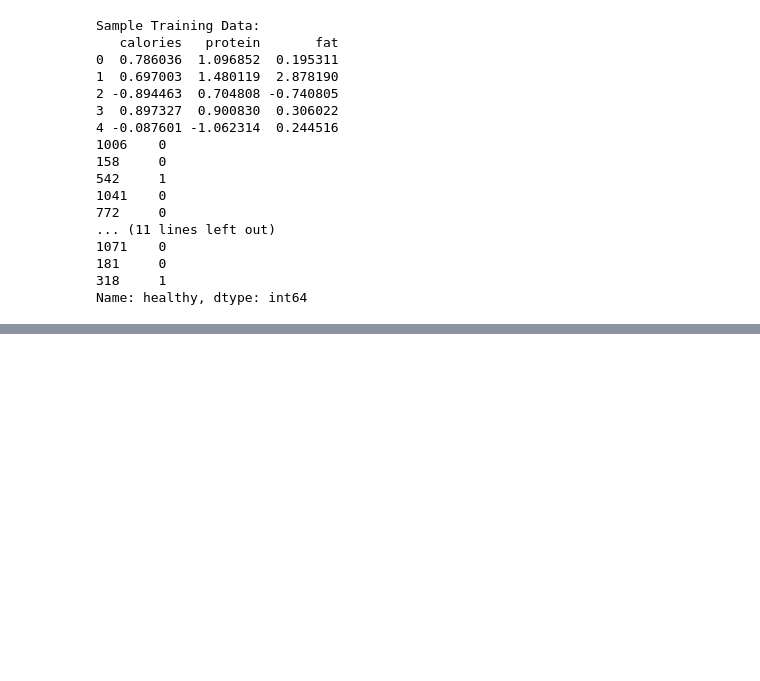
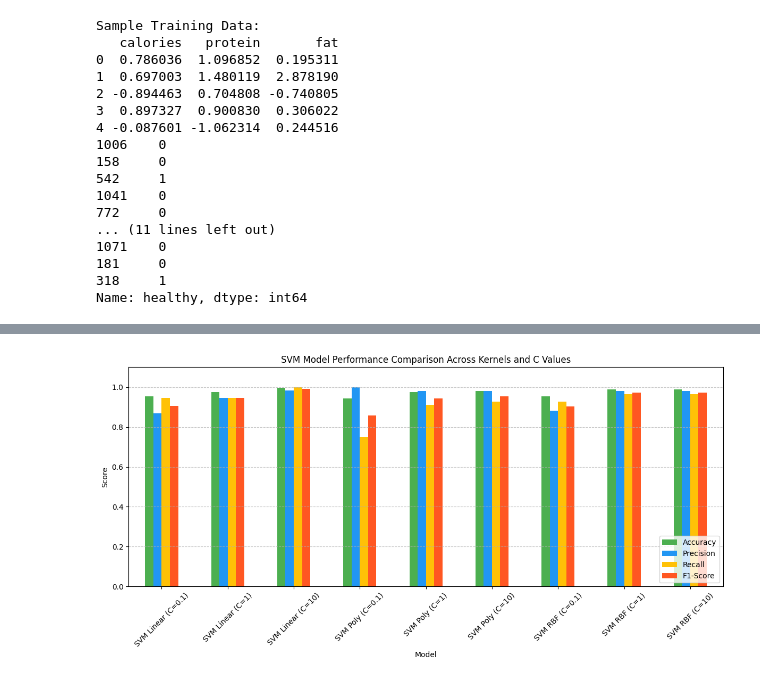
Before and after one commit to RISSIKUMARP/Enhancing-Public-Health-by-Identifying-Unhealthy-Foods-Promoting-Healthier-Alternatives, a Jupyter notebook: scripts/SVM.ipynb, the cells around one changed output, grey strips where cells are left out. Saved outputs shown, nothing was run; the diff lists cells and outputs as text; code cells hidden in the pictures; blank space fills up the shorter version.

```diff
--- a/scripts/SVM.ipynb
+++ b/scripts/SVM.ipynb
@@ -401,0 +450,16 @@ Name: healthy, dtype: int64
+# %%
+# Plotting the comparison
+comparison_df.set_index('Model')[['Accuracy', 'Precision', 'Recall', 'F1-Score']].plot(
+    kind='bar', figsize=(12, 6), color=['#4CAF50', '#2196F3', '#FFC107', '#FF5722']
+)
+
+plt.title('SVM Model Performance Comparison Across Kernels and C Values')
+plt.ylabel('Score')
+plt.ylim(0, 1.1)
+plt.xticks(rotation=45)
+plt.legend(loc='lower right')
+plt.grid(axis='y', linestyle='--', alpha=0.7)
+plt.tight_layout()
+plt.show()
+# %% [output]
+[figure, added]
```
Also changed, not shown: parts of 1 cell of this notebook, 1 other file.
